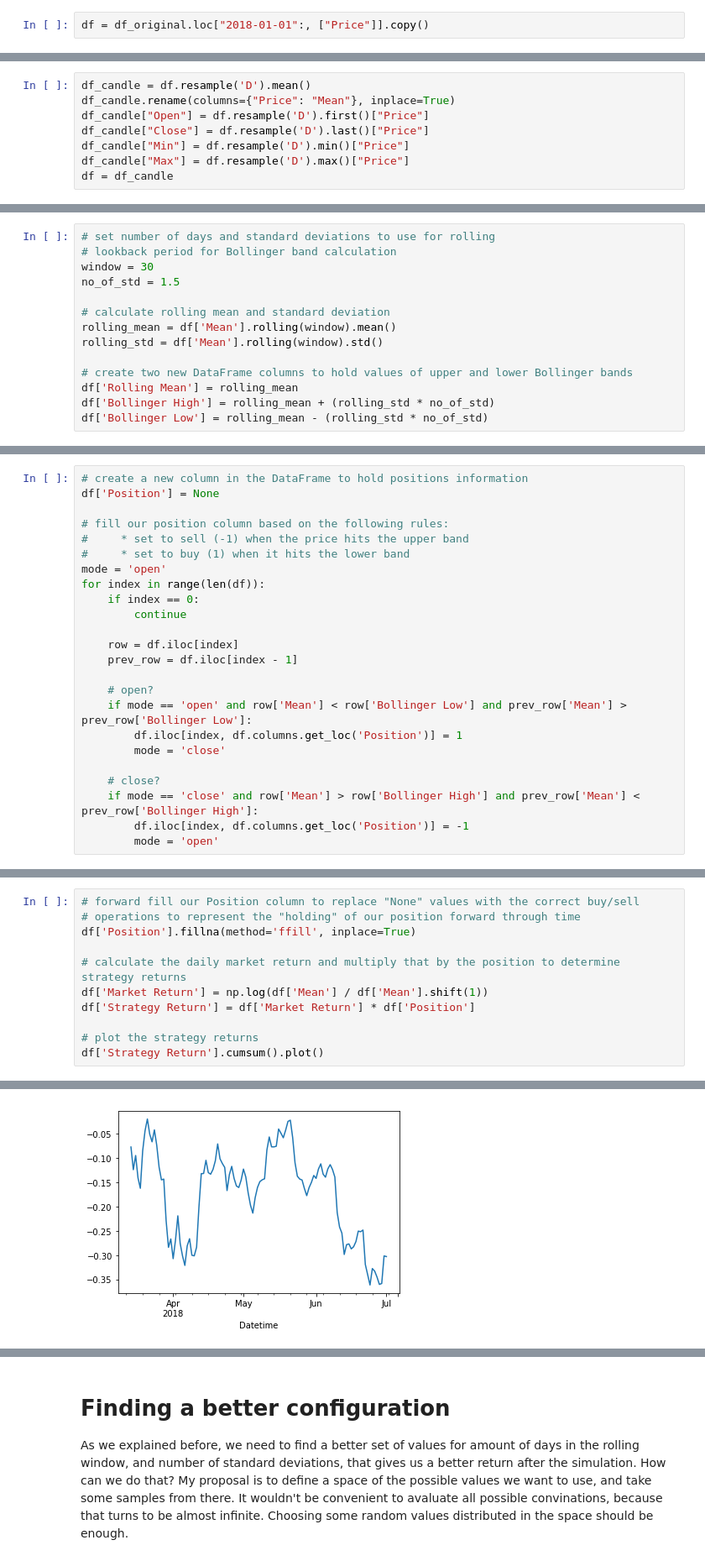
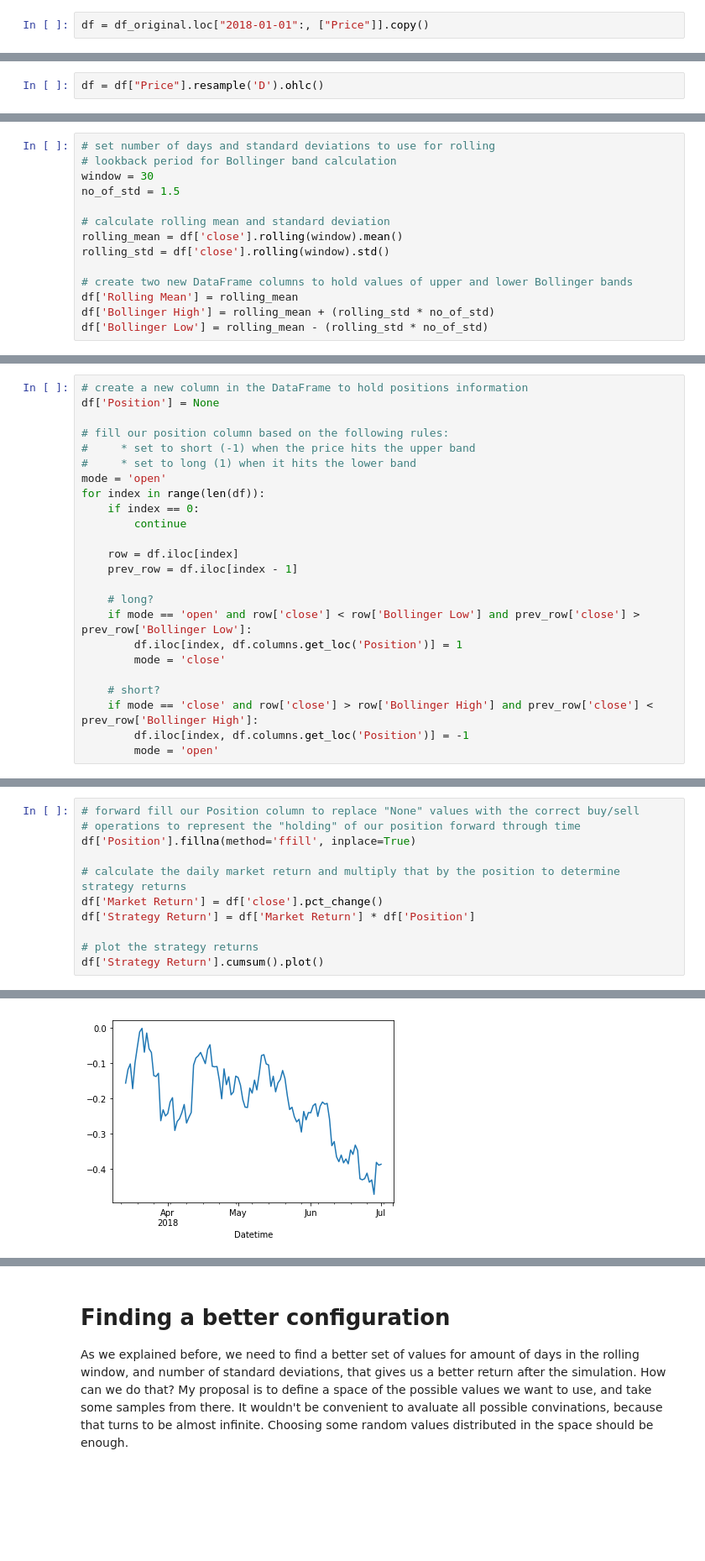
Before and after one commit to martinzugnoni/bollinger-bands-trading-analysis, a Jupyter notebook: Bollinger Bands Trading Analysis.ipynb, the cells around one changed output, grey strips where cells are left out. Shown at 84% size. Drawn from its saved outputs; the diff is of its cells as text; blank space fills up the shorter version.

```diff
--- a/Bollinger Bands Trading Analysis.ipynb
+++ b/Bollinger Bands Trading Analysis.ipynb
@@ -40,8 +38,0 @@ By groupping daily rows, we can calculate candles (open, close, mix, max) price
-# %%
-df_candle = df.resample('D').mean()
-df_candle.rename(columns={"Price": "Mean"}, inplace=True)
-df_candle["Open"] = df.resample('D').first()["Price"]
-df_candle["Close"] = df.resample('D').last()["Price"]
-df_candle["Min"] = df.resample('D').min()["Price"]
-df_candle["Max"] = df.resample('D').max()["Price"]
-df = df_candle
@@ -48,3 +42,5 @@ df = df_candle
+# %%
+df = df["Price"].resample('D').ohlc()
 # %%
 df.head()
 # %% [output]
@@ -65,8 +61,8 @@ window = 30
 no_of_std = 1.5
 
 # calculate rolling mean and standard deviation
-rolling_mean = df['Mean'].rolling(window).mean()
-rolling_std = df['Mean'].rolling(window).std()
+rolling_mean = df['close'].rolling(window).mean()
+rolling_std = df['close'].rolling(window).std()
 
 # create two new DataFrame columns to hold values of upper and lower Bollinger bands
 df['Rolling Mean'] = rolling_mean
@@ -95,8 +91,8 @@ This is a very simple trading strategy. If the rolling mean (blue line) touches
 df['Position'] = None
 
 # fill our position column based on the following rules:
-#     * set to sell (-1) when the price hits the upper band
-#     * set to buy (1) when it hits the lower band
+#     * set to short (-1) when the price hits the upper band
+#     * set to long (1) when it hits the lower band
 mode = 'open'
 for index in range(len(df)):
     if index == 0:
@@ -105,13 +101,13 @@ for index in range(len(df)):
     row = df.iloc[index]
     prev_row = df.iloc[index - 1]
 
-    # open?
-    if mode == 'open' and row['Mean'] < row['Bollinger Low'] and prev_row['Mean'] > prev_row['Bollinger Low']:
+    # long?
+    if mode == 'open' and row['close'] < row['Bollinger Low'] and prev_row['close'] > prev_row['Bollinger Low']:
         df.iloc[index, df.columns.get_loc('Position')] = 1
         mode = 'close'
 
-    # close?
-    if mode == 'close' and row['Mean'] > row['Bollinger High'] and prev_row['Mean'] < prev_row['Bollinger High']:
+    # short?
+    if mode == 'close' and row['close'] > row['Bollinger High'] and prev_row['close'] < prev_row['Bollinger High']:
         df.iloc[index, df.columns.get_loc('Position')] = -1
         mode = 'open'
 # %% [markdown]
@@ -130,15 +141,15 @@ Based on the operations we opened, we can calculate how good or bad the strategy
 # %%
 # forward fill our Position column to replace "None" values with the correct buy/sell
 # operations to represent the "holding" of our position forward through time
 df['Position'].fillna(method='ffill', inplace=True)
 
 # calculate the daily market return and multiply that by the position to determine strategy returns
-df['Market Return'] = np.log(df['Mean'] / df['Mean'].shift(1))
+df['Market Return'] = df['close'].pct_change()
 df['Strategy Return'] = df['Market Return'] * df['Position']
 
 # plot the strategy returns
 df['Strategy Return'].cumsum().plot()
 # %% [output]
 <matplotlib.axes._subplots.AxesSubplot at 0x...>
-[figure, old version]
+[figure, new version]
 # %% [markdown]
```
Also changed, not shown: parts of 29 cells of this notebook.
